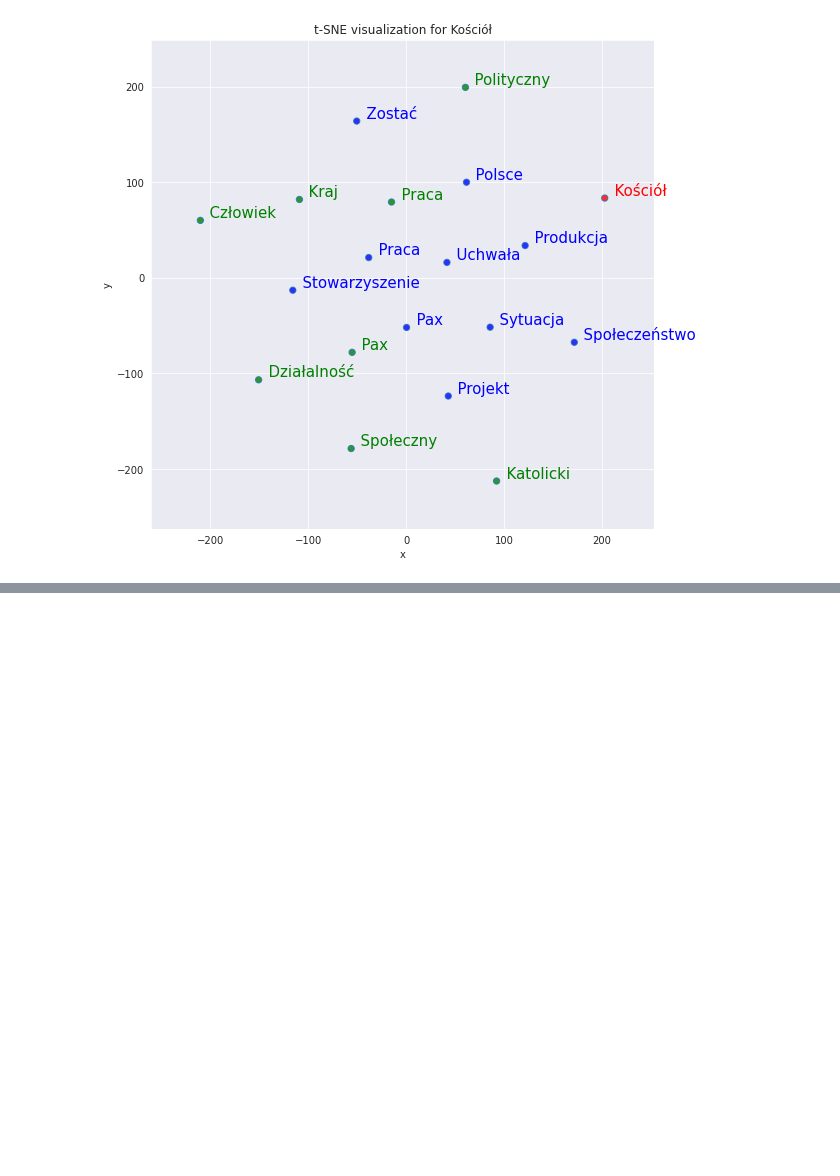
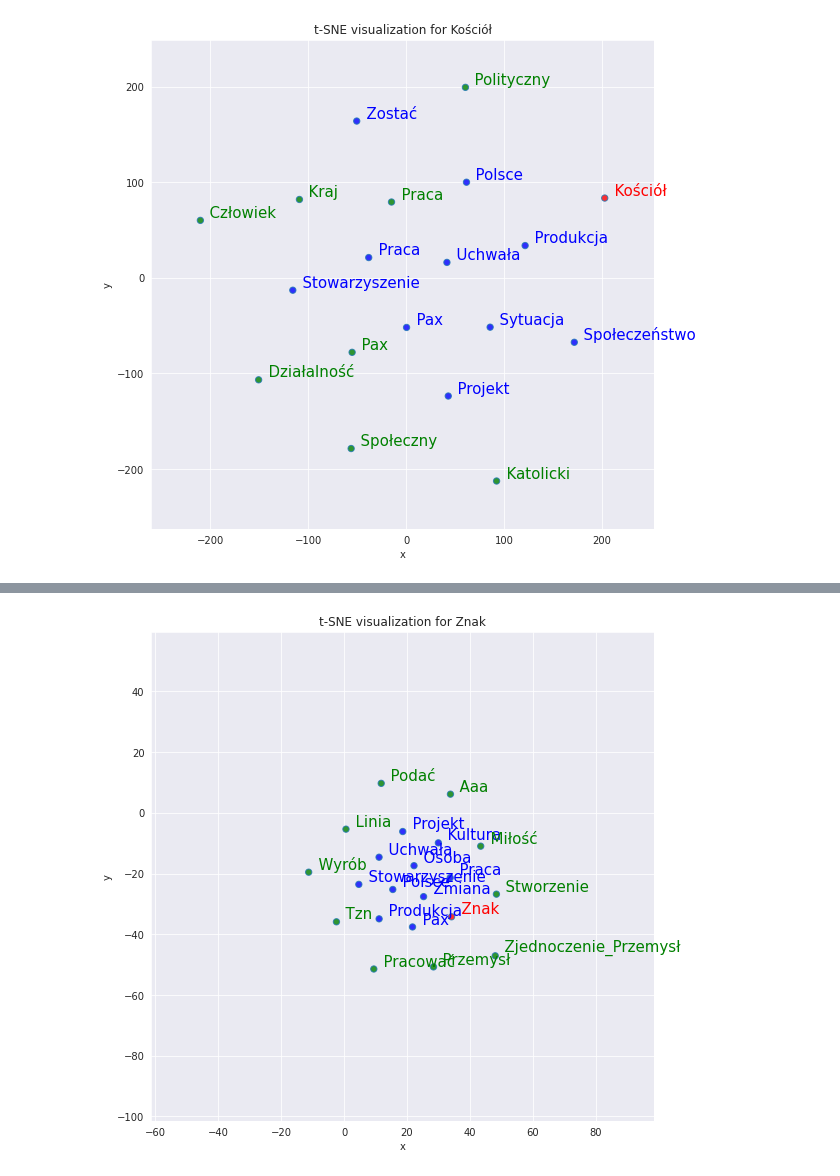
Before and after one commit to KacperGrodecki/image_proccessing, a Jupyter notebook: kuba_img_text_reading_found_words_analyzing_enchant.ipynb, the cells around one changed output, grey strips where cells are left out. Cells and saved outputs as stored; diff of their text form; code cells hidden in the pictures; blank space fills up the shorter version.

```diff
--- a/kuba_img_text_reading_found_words_analyzing_enchant.ipynb
+++ b/kuba_img_text_reading_found_words_analyzing_enchant.ipynb
@@ -491,0 +492,4 @@ tsnescatterplot(w2v_model, 'pax', [i[0] for i in w2v_model.wv.most_similar(negat
+# %%
+tsnescatterplot(w2v_model, 'znak', [i[0] for i in w2v_model.wv.most_similar(negative=["znak"])])
+# %% [output]
+[figure, added]
```
Also changed, not shown: parts of 1 cell of this notebook.
